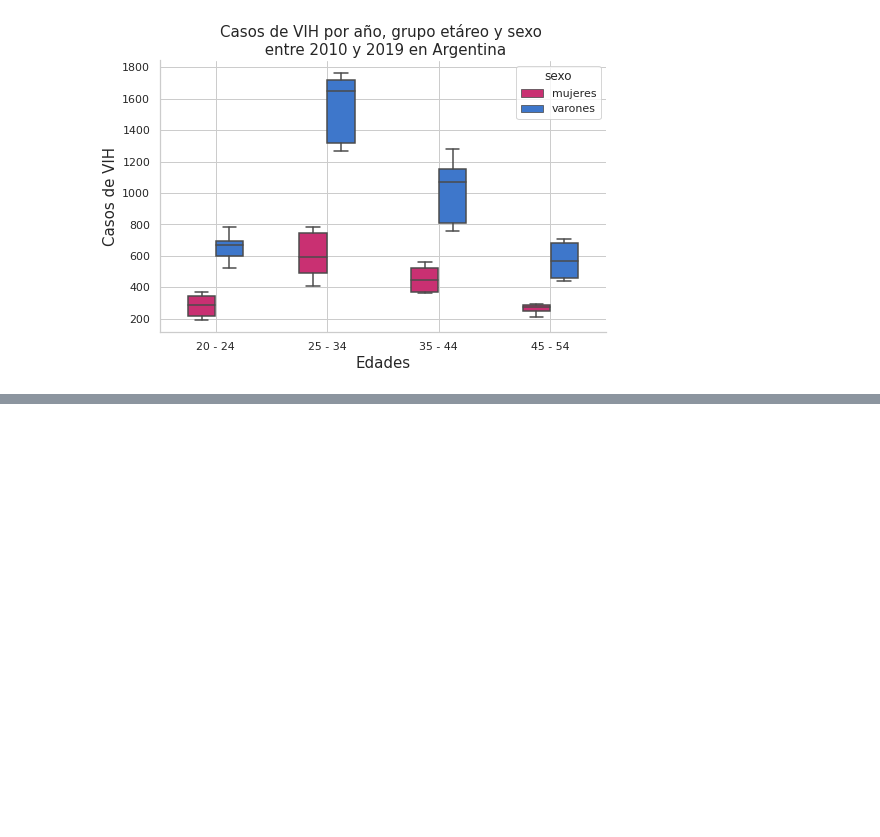
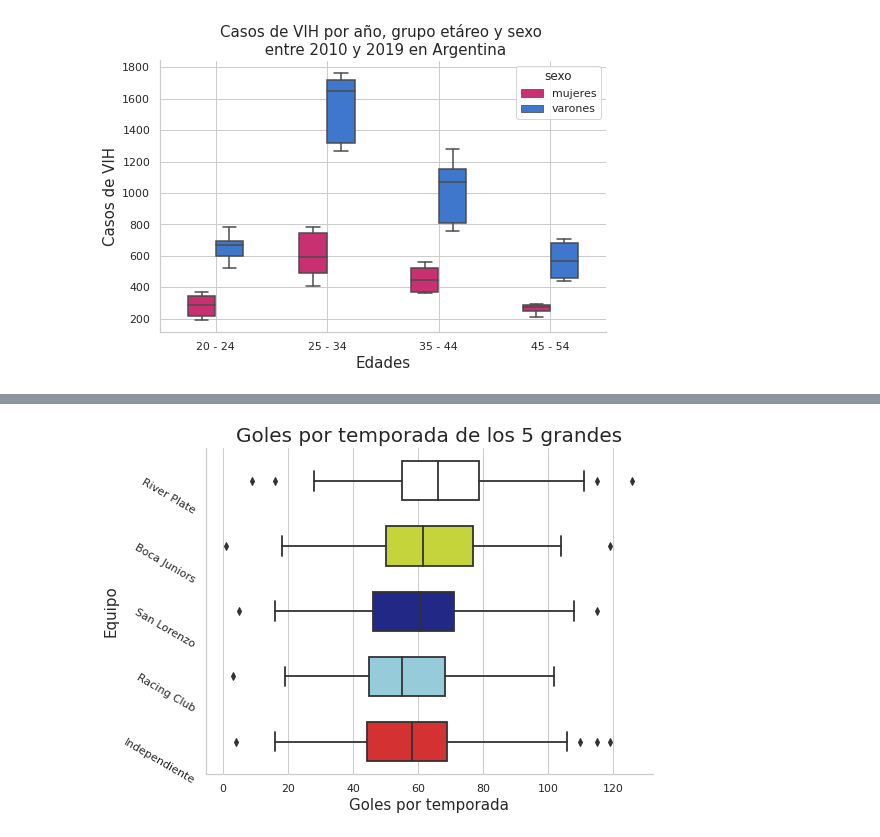
Before and after one commit to Nacho2904/orga_de_datos, a Jupyter notebook: tp_1.ipynb, the cells around one changed output, grey strips where cells are left out. Saved outputs shown, nothing was run; the diff lists cells and outputs as text; code cells hidden in the pictures; blank space fills up the shorter version.

```diff
--- a/tp_1.ipynb
+++ b/tp_1.ipynb
@@ -1478,0 +1485,3 @@ sns.despine();
+# %%
+df_futbol = pd.read_csv(path_a_results_futbol, usecols= ["date_name", "local_team", "visitor_team", "local_result", "visitor_result"])
+df_futbol.info()
@@ -1478,0 +1514,6 @@ sns.despine();
+# %%
+obtener_torneo = lambda fecha: fecha.split("-")[0].rstrip()
+obtener_temporada_de_fecha = lambda fecha: obtener_torneo(fecha).split(" ")[-1]
+obtener_año_de_temporada = lambda fecha: int(obtener_temporada_de_fecha(fecha).split("/")[0])
+df_futbol["date_name"] = df_futbol["date_name"].map(obtener_año_de_temporada)
+df_futbol = df_futbol.rename(columns={"date_name":"year"})
@@ -1478,0 +1522,18 @@ sns.despine();
+# %%
+def extraer_goles_por_temporada_de_equipo(equipo:str, df_futbol:pd.DataFrame) -> pd.DataFrame:
+  df_futbol_solo_equipo = df_futbol[(df_futbol["local_team"] == equipo) | (df_futbol["visitor_team"] == equipo)]
+  df_futbol_solo_equipo[f"goles_de_{equipo}"] = 0
+  df_futbol_equipo_de_local = df_futbol_solo_equipo[df_futbol_solo_equipo["local_team"] == equipo]
+  df_futbol_equipo_de_visitante = df_futbol_solo_equipo[df_futbol_solo_equipo["visitor_team"] == equipo]
+  df_futbol_solo_equipo.loc[df_futbol_solo_equipo["local_team"] == equipo,f"goles_de_{equipo}"] +=  df_futbol_equipo_de_local["local_result"]
+  df_futbol_solo_equipo.loc[df_futbol_solo_equipo["visitor_team"] == equipo,f"goles_de_{equipo}"] += df_futbol_equipo_de_visitante["visitor_result"]
+  df_futbol_goles_de_equipo = df_futbol_solo_equipo[["year",f"goles_de_{equipo}"]]
+  df_futbol_goles_de_equipo_por_temporada = df_futbol_goles_de_equipo.groupby("year").agg(golesEnLaTemporada = (f"goles_de_{equipo}", "sum"))
+  df_futbol_goles_de_equipo_por_temporada["Equipo"] = equipo
+  return df_futbol_goles_de_equipo_por_temporada.reset_index()
+# %%
+cinco_grandes = ["River Plate", "Boca Juniors", "San Lorenzo", "Racing Club", "Independiente"]
+df_goles_de_grandes_por_temporada = extraer_goles_por_temporada_de_equipo("River Plate", df_futbol)
+for grande in cinco_grandes[1:]:
+  df_goles_de_grandes_por_temporada = pd.concat([df_goles_de_grandes_por_temporada,
+                                                 extraer_goles_por_temporada_de_equipo(grande, df_futbol)])
@@ -1478,0 +1567,15 @@ sns.despine();
+# %%
+sns.set(style="whitegrid")
+plt.figure(figsize = (8,6))
+sns.boxplot(data = df_goles_de_grandes_por_temporada, x = "golesEnLaTemporada", y = "Equipo",
+            palette = ["#FFFFFF","#D9EE20","#101997","#8BD3E5","#EF1717"],
+            linewidth = 1.8,
+            order = cinco_grandes, notch = False, width = 0.6,
+            whis = 1.5)
+sns.despine()
+plt.xlabel("Goles por temporada", fontsize = 15)
+plt.ylabel("Equipo", fontsize = 15)
+plt.yticks(rotation = -30)
+plt.title("Goles por temporada de los 5 grandes", fontsize = 20);
+# %% [output]
+[figure, added]
```
Also changed, not shown: parts of 12 cells of this notebook.
